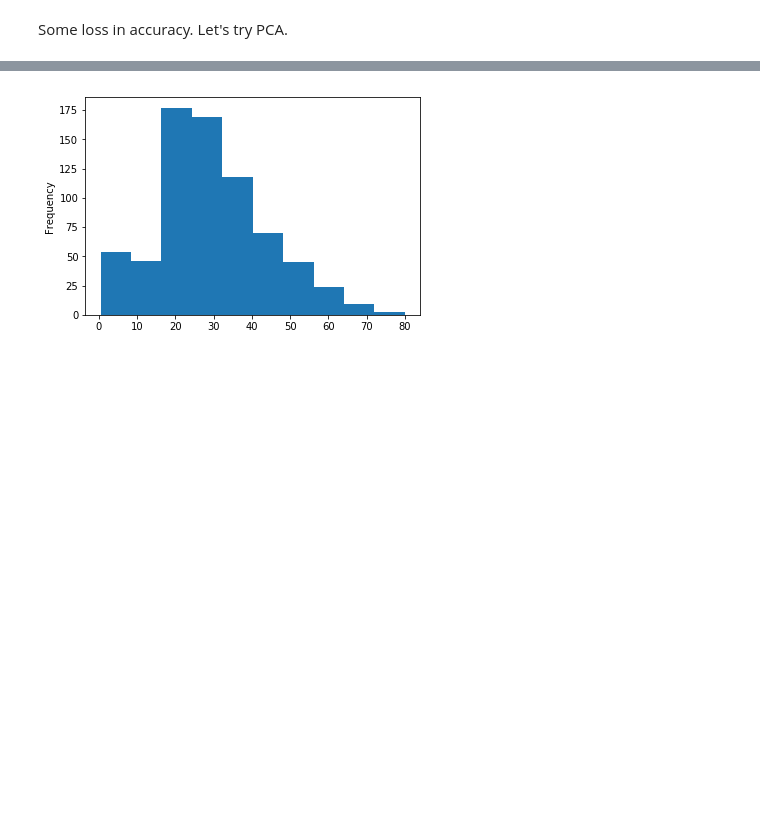
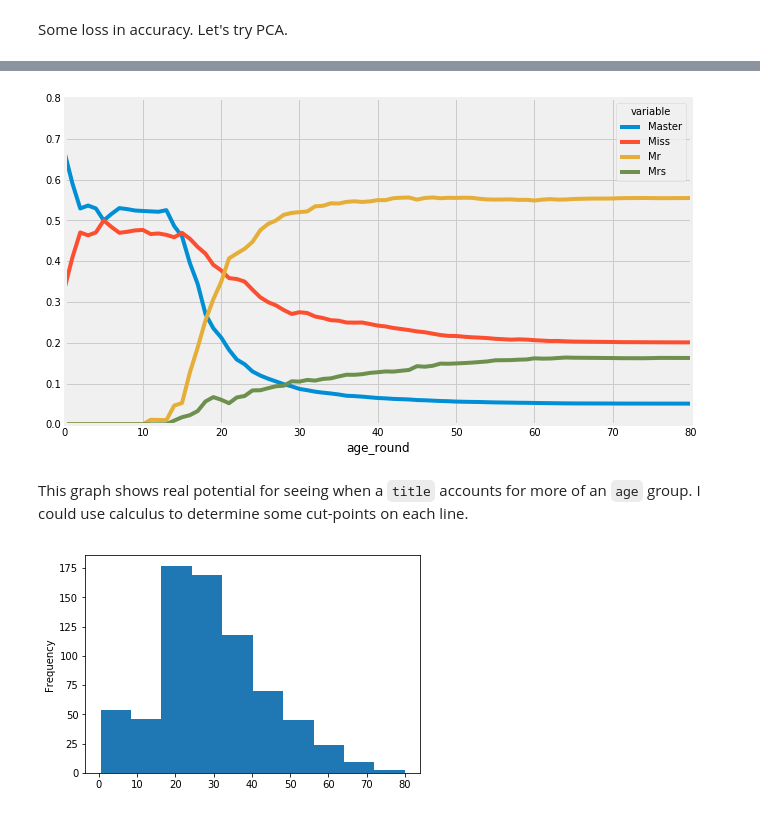
Before and after one commit to it176131/Titanic, a Jupyter notebook: Titanic.ipynb, the cells around one changed output, grey strips where cells are left out. Cells and saved outputs as stored; diff of their text form; code cells hidden in the pictures; blank space fills up the shorter version.

```diff
--- a/Titanic.ipynb
+++ b/Titanic.ipynb
@@ -1615,3 +1677,11 @@ To do this I will try using entropy to maximize my information gain.
+# %%
+ax = age_title3.plot(figsize=(10,6))
+ax.set_xlim(0, age_df.age.max())
+ax.set_ylim(0, .8);
+# %% [output]
+[figure, added]
+# %% [markdown]
+This graph shows real potential for seeing when a `title` accounts for more of an `age` group. I could use calculus to determine some cut-points on each line.
 # %%
 age_X = train.loc[train.age.isnull(), [
     'fare',
```
Also changed, not shown: parts of 40 cells of this notebook.
